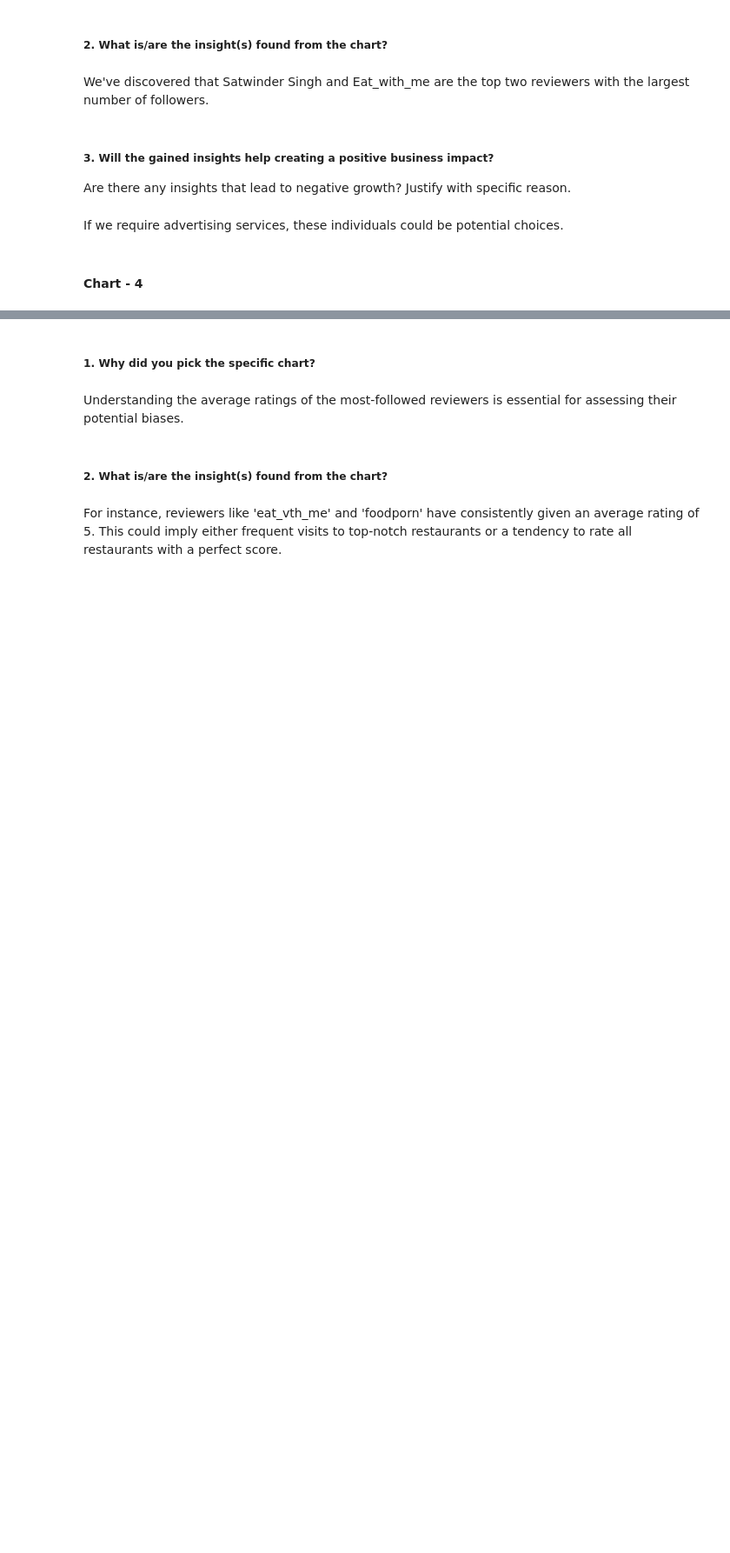
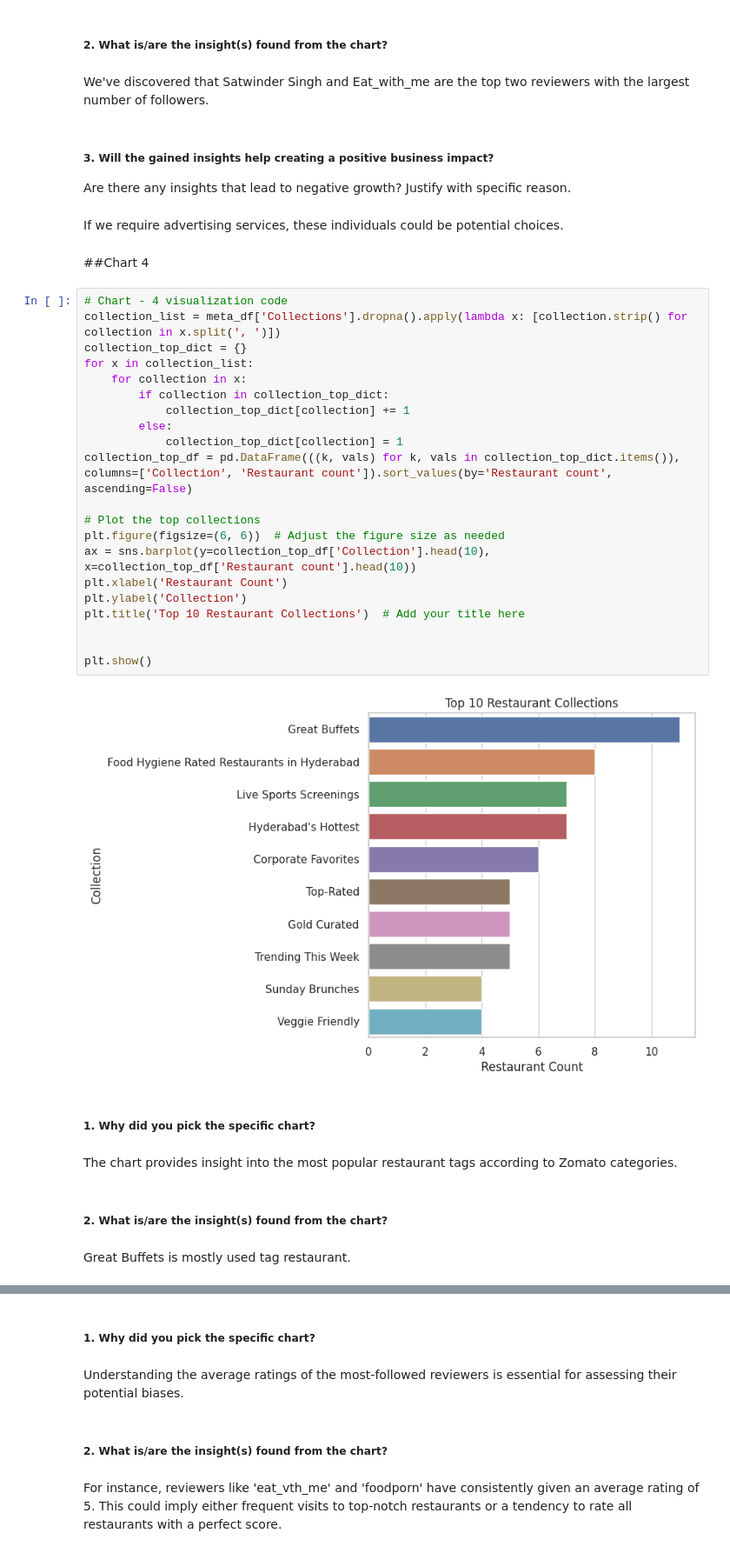
Before and after one commit to Nileshkl/Unsupervised-ML--Zomato-Restaurant-Clustering-Sentiment-Analysis-, a Jupyter notebook: Project_Zomato_Restaurant_Clustering_and_Sentiment_Analysis.ipynb, the cells around one changed output, grey strips where cells are left out. Shown at 87% size. Drawn from its saved outputs; the diff is of its cells as text; blank space fills up the shorter version.

Commit message:
Data wrangling and preparing charts

```diff
--- a/Project_Zomato_Restaurant_Clustering_and_Sentiment_Analysis.ipynb
+++ b/Project_Zomato_Restaurant_Clustering_and_Sentiment_Analysis.ipynb
@@ -528,4 +528,35 @@ Are there any insights that lead to negative growth? Justify with specific reaso
 # %% [markdown]
 If we require advertising services, these individuals could be potential choices.
 # %% [markdown]
-#### Chart - 4
+##Chart 4
+# %%
+# Chart - 4 visualization code
+collection_list = meta_df['Collections'].dropna().apply(lambda x: [collection.strip() for collection in x.split(', ')])
+collection_top_dict = {}
+for x in collection_list:
+    for collection in x:
+        if collection in collection_top_dict:
+            collection_top_dict[collection] += 1
+        else:
+            collection_top_dict[collection] = 1
+collection_top_df = pd.DataFrame(((k, vals) for k, vals in collection_top_dict.items()), columns=['Collection', 'Restaurant count']).sort_values(by='Restaurant count', ascending=False)
+
+# Plot the top collections
+plt.figure(figsize=(6, 6))  # Adjust the figure size as needed
+ax = sns.barplot(y=collection_top_df['Collection'].head(10), x=collection_top_df['Restaurant count'].head(10))
+plt.xlabel('Restaurant Count')
+plt.ylabel('Collection')
+plt.title('Top 10 Restaurant Collections')  # Add your title here
+
+
+plt.show()
+# %% [output]
+[figure, added]
+# %% [markdown]
+##### 1. Why did you pick the specific chart?
+# %% [markdown]
+The chart provides insight into the most popular restaurant tags according to Zomato categories.
+# %% [markdown]
+##### 2. What is/are the insight(s) found from the chart?
+# %% [markdown]
+Great Buffets is mostly used tag restaurant.
```
Also changed, not shown: parts of 72 cells of this notebook.
